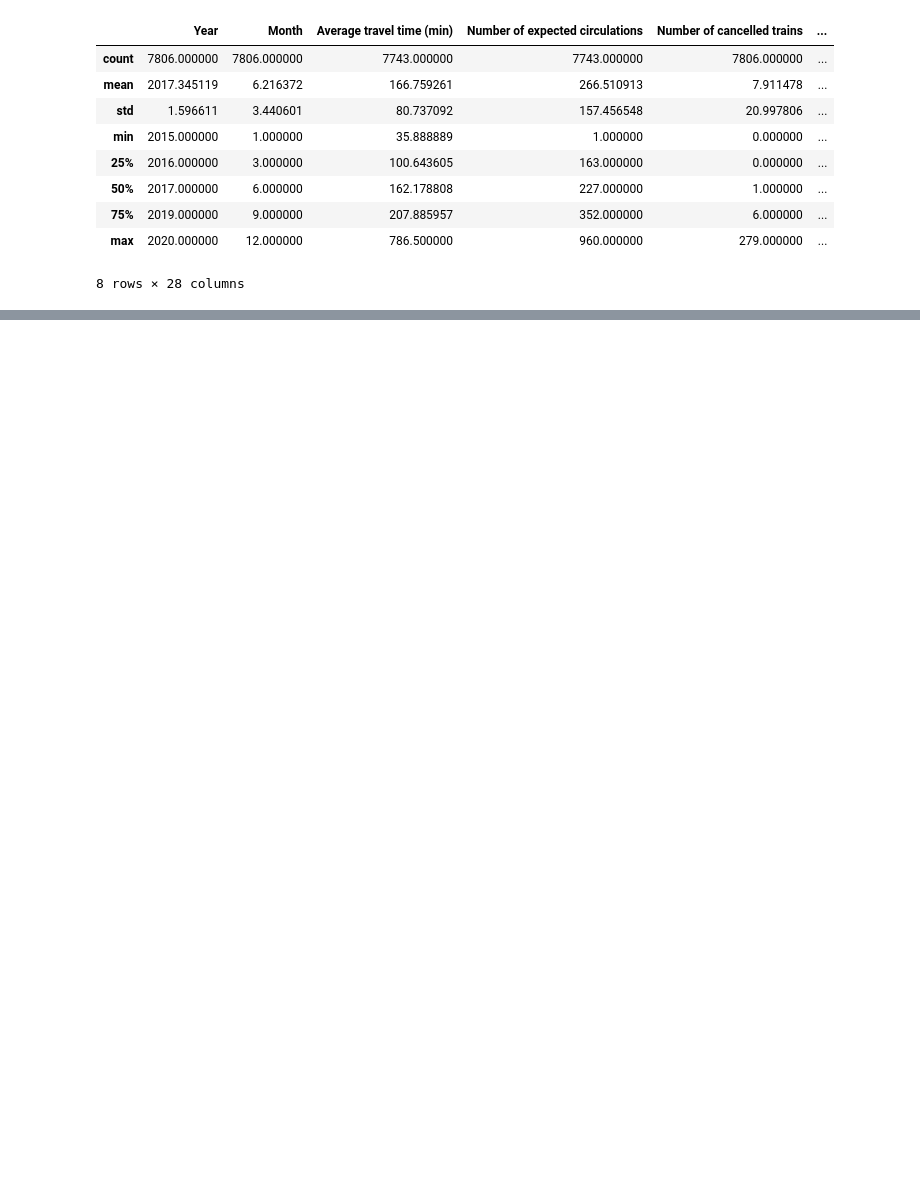
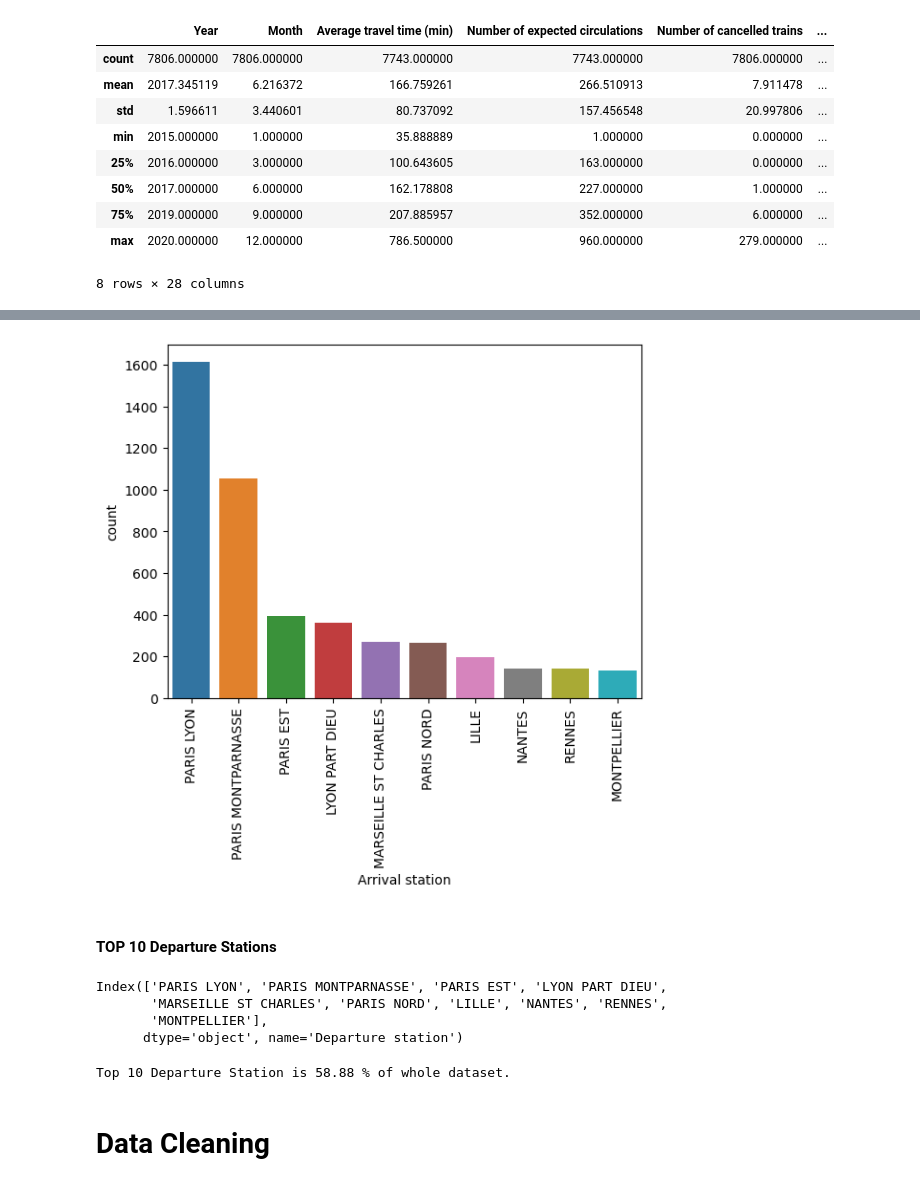
Before and after one commit to infoshareacademy/grupa_BKMMZ, a Jupyter notebook: Python_Project/Trains_Project.ipynb, the cells around one changed output, grey strips where cells are left out. Drawn from its saved outputs; the diff is of its cells as text; code cells hidden in the pictures; blank space fills up the shorter version.

```diff
--- a/Python_Project/Trains_Project.ipynb
+++ b/Python_Project/Trains_Project.ipynb
@@ -31,0 +124,16 @@ df.describe()
+# %%
+sns.countplot(data = df, x = "Arrival station", order = df['Arrival station'].value_counts().iloc[:10].index)
+plt.xticks(rotation = 90)
+plt.show()
+# %% [output]
+[figure, added]
+# %% [markdown]
+#### TOP 10 Departure Stations
+# %%
+top_10_dep_stations = df['Departure station'].value_counts().head(10).index
+top_10_dep_stations
+# %% [output]
+Index(['PARIS LYON', 'PARIS MONTPARNASSE', 'PARIS EST', 'LYON PART DIEU',
+       'MARSEILLE ST CHARLES', 'PARIS NORD', 'LILLE', 'NANTES', 'RENNES',
+       'MONTPELLIER'],
+      dtype='object', name='Departure station')
@@ -31,0 +142,6 @@ df.describe()
+# %%
+print(f'Top 10 Departure Station is {top_10} % of whole dataset.')
+# %% [output]
+Top 10 Departure Station is 58.88 % of whole dataset.
+# %% [markdown]
+# Data Cleaning
```
Also changed, not shown: parts of 25 cells of this notebook, 1 other file.
